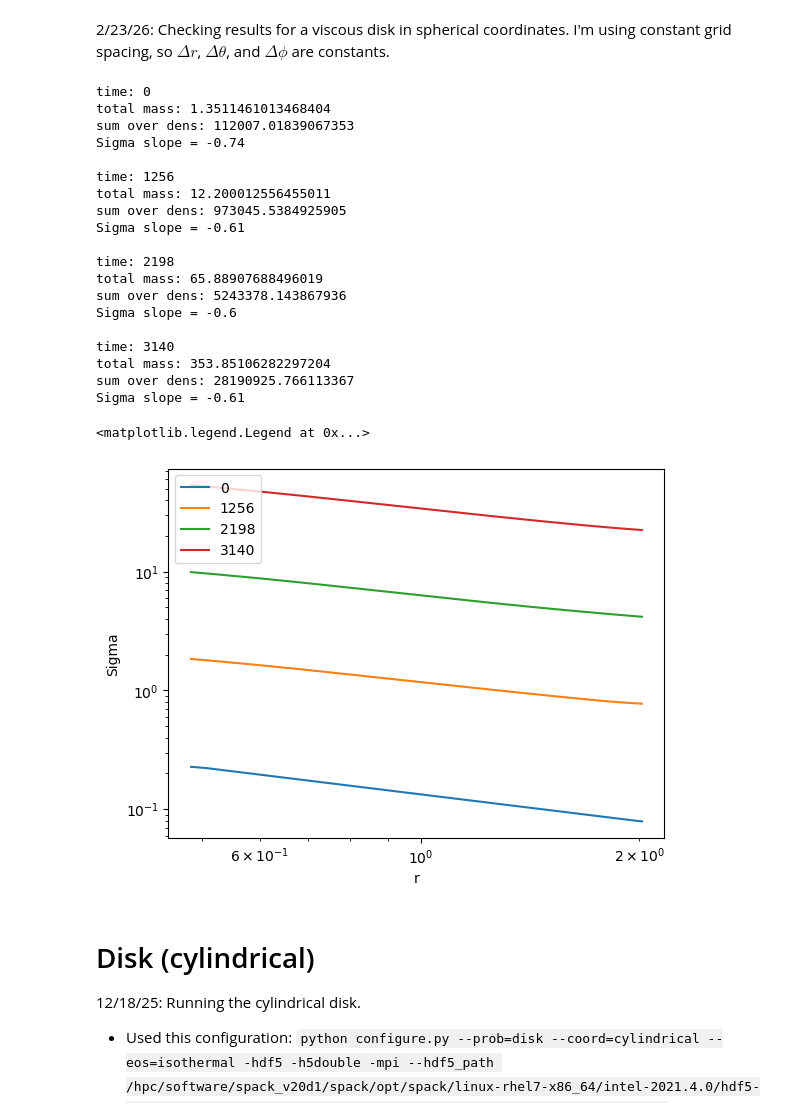
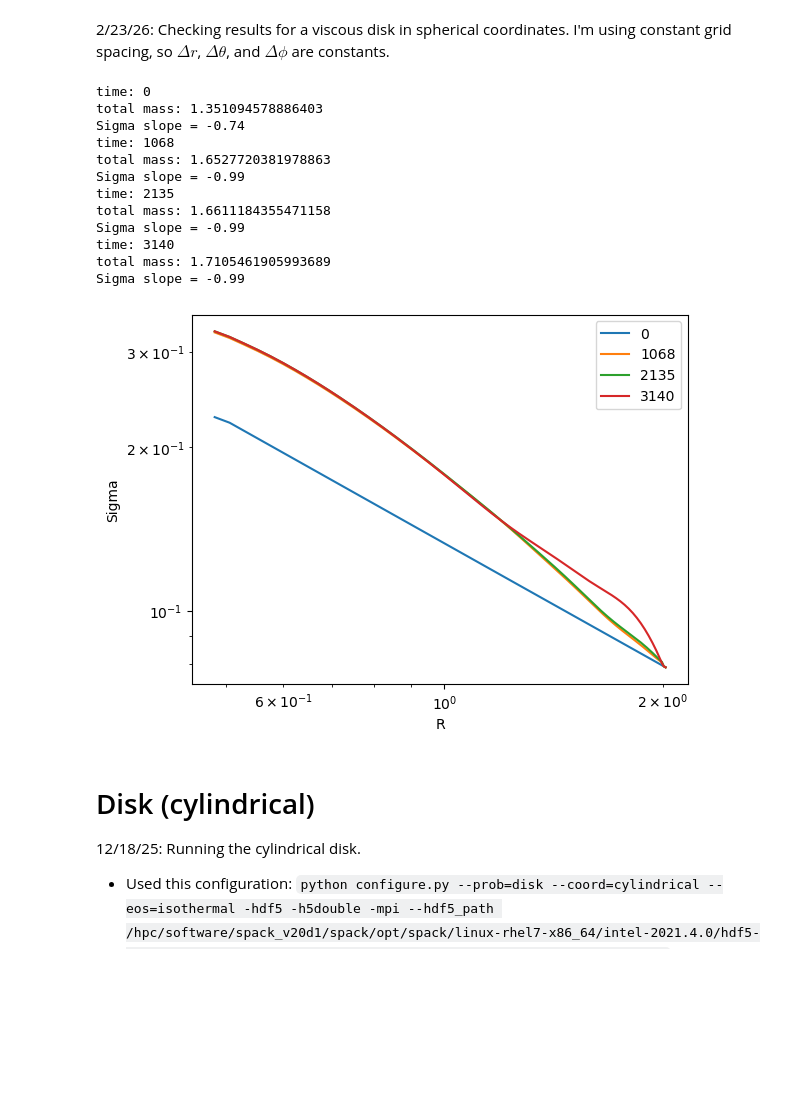
Before and after one commit to Jupiter1994/athena-warps, a Jupyter notebook: warped-disks/athena-results.ipynb, the cells around one changed output. Saved outputs shown, nothing was run; the diff lists cells and outputs as text; code cells hidden in the pictures; blank space fills up the shorter version.

```diff
--- a/warped-disks/athena-results.ipynb
+++ b/warped-disks/athena-results.ipynb
@@ -15,13 +15,13 @@ import athena_read
 # %%
 num_ghost = 2
 # %%
-results_dir = "/scratch/phn2956/disk-sph1/"
+results_dir = "/scratch/phn2956/disk-sph2/"
 
 
 hdf5_file0 = results_dir + "disk.out1.00000.athdf"
-hdf5_file1 = results_dir + "disk.out1.00065.athdf"
-hdf5_file2 = results_dir + "disk.out1.00080.athdf"
-hdf5_file3 = results_dir + "disk.out1.00095.athdf"
+hdf5_file1 = results_dir + "disk.out1.00017.athdf"
+hdf5_file2 = results_dir + "disk.out1.00034.athdf"
+hdf5_file3 = results_dir + "disk.out1.00050.athdf"
 #hdf5_file3 = results_dir + "disk.out1.00100.athdf"
 #hdf5_file3 = "/scratch/phn2956/disk-cyl-BCs-only/disk.out1.00010.athdf"
 
@@ -30,10 +30,14 @@ file_list = [hdf5_file0,
             hdf5_file2,
              hdf5_file3]
 
+
 fig = plt.figure()
 ax = fig.add_subplot()
 
 for file in file_list:
+
+    #ax = fig.add_subplot(projection='polar')
+
     ath_data = athena_read.athdf(file,num_ghost=num_ghost,\
                     quantities=["rho", "vel1", "vel2", "vel3"])
 
@@ -63,54 +67,80 @@ for file in file_list:
     Sigma = np.sum(dens * rad_3d**2 * np.sin(theta_3d) * dtheta * dphi, axis=(1,2)) /\
             (2 * np.pi * rad_app)
 
     ## total mass = integral of Sigma over (2pi r)dr
     dr = rad_app[1] - rad_app[0]
     total_mass = np.sum(Sigma * 2*np.pi*rad_app * dr)
     print("total mass:", total_mass)
 
-    print("sum over dens:", np.sum(dens))
+    #print("sum over dens (no ghost cells):", np.sum(dens[2:-2, 2:-2, 2:-2]))
 
     #vr = np.sum(px1 / dens * dphi, axis=2) / (2*np.pi)
 
     slope = (np.log(Sigma[-1]) - np.log(Sigma[0])) / \
         (np.log(rad_app[-1]) - np.log(rad_app[0]))
     print("Sigma slope =", np.round(slope,2))
 
+    ## plot Sigma vs R
     ax.loglog(rad_app, Sigma, label=(int) (np.round(time,0)))
 
     ## plot rho vs. r at an arbitrary theta+phi slice
     #ax.loglog(rad_app, dens[:, ind_mid, 34], label=(int) (np.round(time,0)))
 
-    print("")
+    ## plot the 2D density profile at midplane
+    # dens_midplane = dens[:, ind_mid, :]
+    # rs_midplane = rad_3d[:, ind_mid, :]
+    # phis_midplane = phi_3d[:, ind_mid, :]
+    # c = ax.pcolormesh(phis_midplane, rs_midplane, dens_midplane, cmap="viridis")
+    # fig.colorbar(c, ax=ax, label="rho")
+
+    ## plot the 2D density profile from a side view (here, phi = 0)
+    # dens_side = dens[:,:,2]
+    # rs_side = rad_3d[:,:,2]
+    # thetas_side = theta_3d[:,:,2]
+    # c = ax.pcolormesh(thetas_side, rs_side, dens_side, cmap="viridis")
+    # fig.colorbar(c, ax=ax, label="rho")
+
+    ## plot rho vs. theta at specific values of (r, phi)
+    # r_ind = np.argmax(rad_app >= 1)
+    # phi_ind = np.argmax(phi_app >= 0)
+    # dens_theta = dens[r_ind,:,phi_ind]
+    # ax.semilogy(theta_app, dens_theta, label=str((int) (np.round(time,0))))
+
+    ## plot "mass_inflow" vs. theta at the outer edge
+    # r_ind = -3
+    # integrand = vx1*dens*rad_3d**2 * np.sin(theta_3d) * dphi
+    # integrand = integrand[:, :, 2:-2] # exclude phi ghost cells
+    # M_inflow = np.sum(integrand, axis=(2)) / (2*np.pi)
+    #ax.plot(M_inflow, vr_avg[r_ind,:], label=str((int) (np.round(time,0))))
+
+    ## plot average v_r vs. theta at the outer edge
+    # r_ind = -3
+    # integrand = vx1 * dphi
+    # integrand = integrand[:, :, 2:-2] # exclude phi ghost cells
+    # vr_avg = np.sum(integrand, axis=(2)) / (2*np.pi)
+    #ax.plot(theta_app, vr_avg[r_ind,:], label=str((int) (np.round(time,0))))
 
 #plt.loglog(rad_app, .55*rad_app**(-3/2), label="power law")
 
-plt.xlabel("r")
+plt.xlabel("R")
 plt.ylabel("Sigma")
 
 plt.legend()
+plt.show()
 # %% [output]
 time: 0
-total mass: 1.3511461013468404
-sum over dens: 112007.01839067353
+total mass: 1.351094578886403
 Sigma slope = -0.74
-
-time: 1256
-total mass: 12.200012556455011
-sum over dens: 973045.5384925905
-Sigma slope = -0.61
-
-time: 2198
-total mass: 65.88907688496019
-sum over dens: 5243378.143867936
-Sigma slope = -0.6
-
+time: 1068
+total mass: 1.6527720381978863
+Sigma slope = -0.99
+time: 2135
+total mass: 1.6611184355471158
+Sigma slope = -0.99
 time: 3140
-total mass: 353.85106282297204
-sum over dens: 28190925.766113367
-Sigma slope = -0.61
+total mass: 1.7105461905993689
+Sigma slope = -0.99
-<matplotlib.legend.Legend at 0x...>
-[figure, old version]
+[figure, new version]
 # %% [markdown]
 # Disk (cylindrical)
 12/18/25: Running the cylindrical disk.
```
Also changed, not shown: parts of 1 cell of this notebook, 2 other files.
